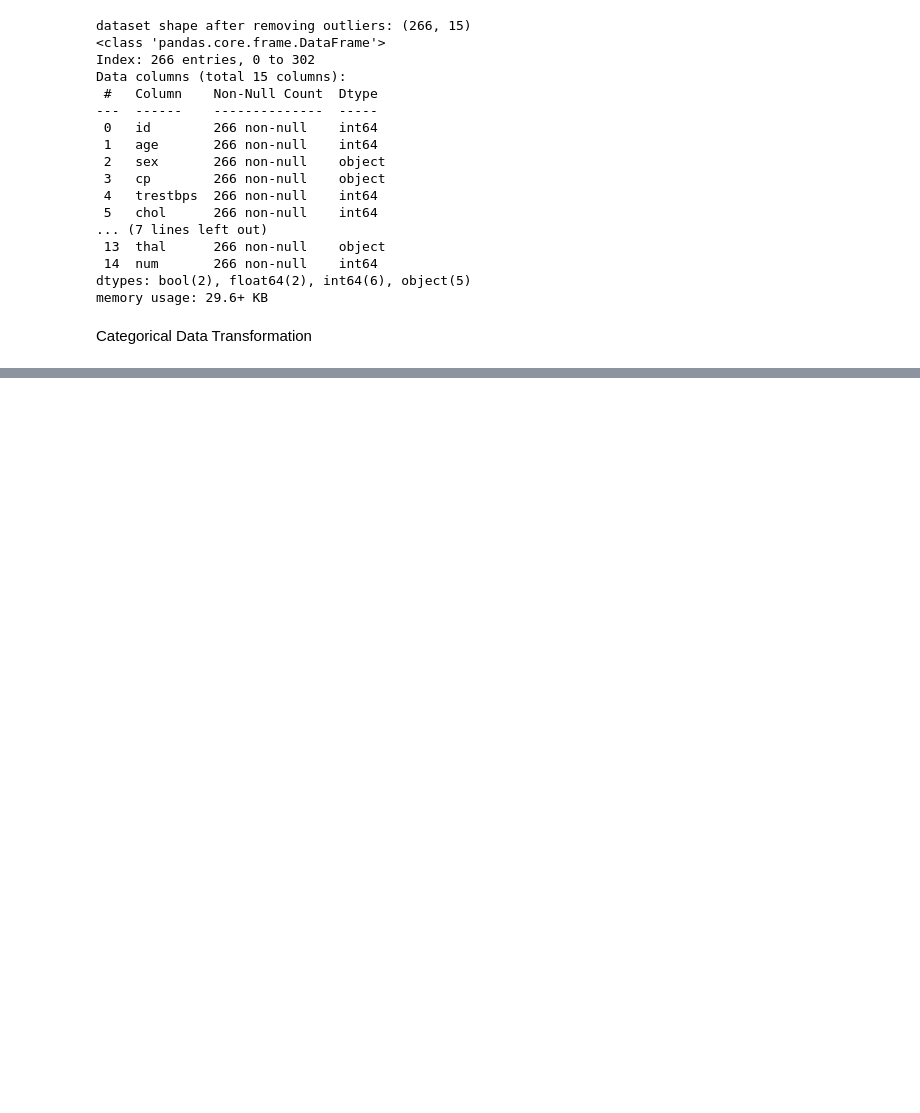
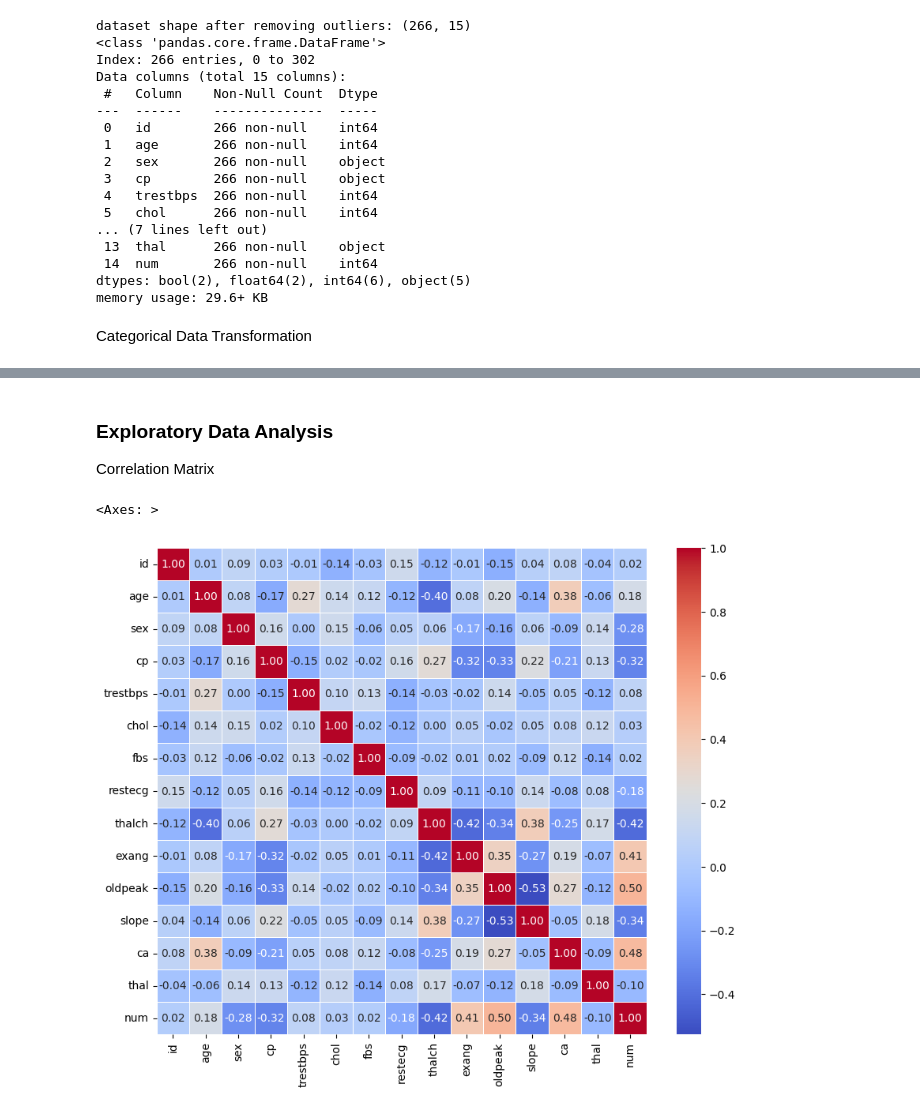
Before and after one commit to adriacv17/Capstone-Project-Heart-Disease, a Jupyter notebook: heart_disease_prediction.ipynb, the cells around one changed output, grey strips where cells are left out. Saved outputs shown, nothing was run; the diff lists cells and outputs as text; code cells hidden in the pictures; blank space fills up the shorter version.

Commit message:
Exploratory Data Analysis on all numerical attributes and correlation matrix

```diff
--- a/heart_disease_prediction.ipynb
+++ b/heart_disease_prediction.ipynb
@@ -373,0 +430,10 @@ cleveland_df.info()
+# %% [markdown]
+### Exploratory Data Analysis
+Correlation Matrix
+# %%
+corr_matrix = cleveland_df.corr()
+plt.figure(figsize=(10, 8))
+sns.heatmap(corr_matrix, annot=True, cmap="coolwarm", fmt='.2f', linewidths=0.5)
+# %% [output]
+<Axes: >
+[figure, added]
```
Also changed, not shown: parts of 11 cells of this notebook.
